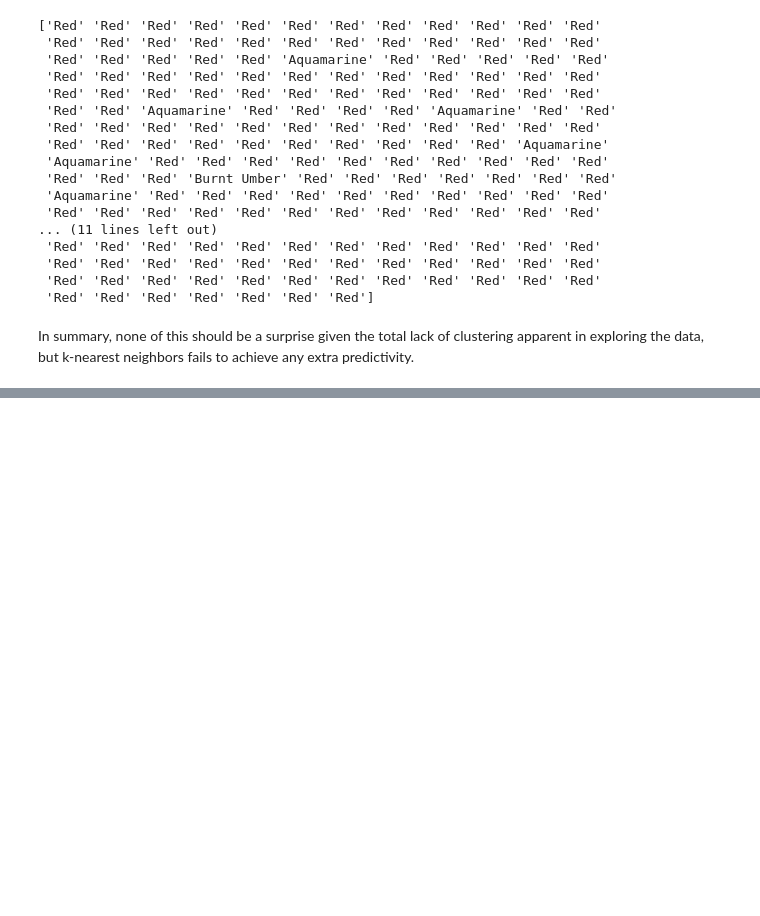
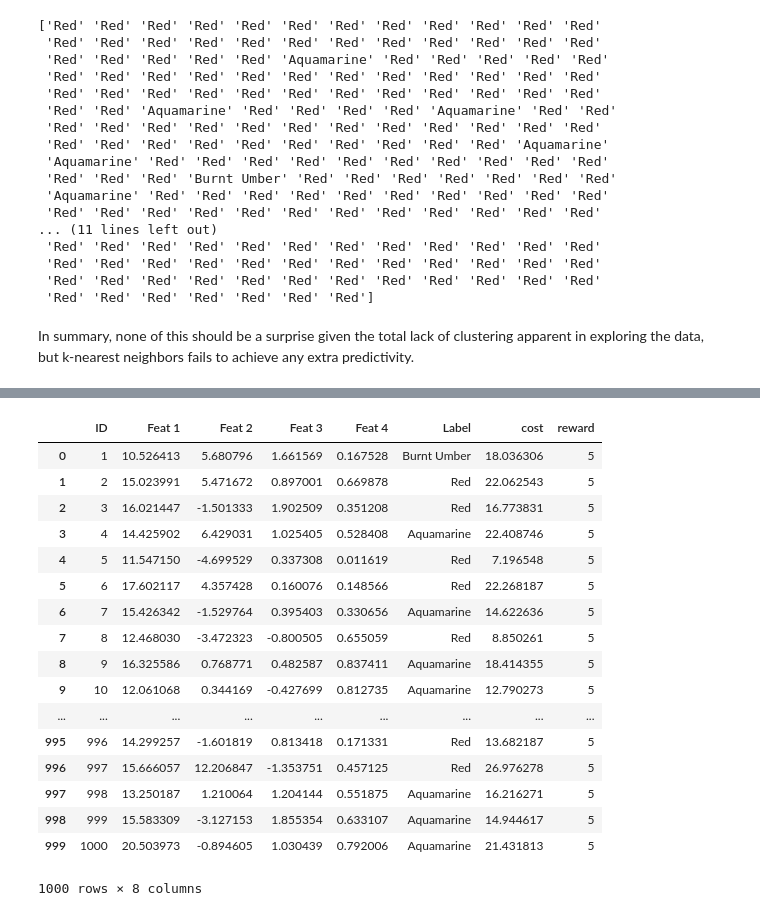
Before and after one commit to magratheazaphod/nextcaller, a Jupyter notebook: one_final.ipynb, the cells around one changed output, grey strips where cells are left out. Saved outputs shown, nothing was run; the diff lists cells and outputs as text; code cells hidden in the pictures; blank space fills up the shorter version.

```diff
--- a/one_final.ipynb
+++ b/one_final.ipynb
@@ -376,0 +427,6 @@ In summary, none of this should be a surprise given the total lack of clustering
+# %%
+data['cost'] = data['Feat 1']+data['Feat 2']+data['Feat 3']+data['Feat 4']
+# %%
+data['reward'] = 5
+data[data['Label'] == 'Aquamarine']['reward'] = 10
+data[data['Label'] == 'Burnt Umber']['reward'] = 50
@@ -376,0 +444,21 @@ In summary, none of this should be a surprise given the total lack of clustering
+# %%
+data
+# %% [output]
+|  | ID | Feat 1 | Feat 2 | Feat 3 | Feat 4 | Label | cost | reward |
+| 0 | 1 | 10.526413 | 5.680796 | 1.661569 | 0.167528 | Burnt Umber | 18.036306 | 5 |
+| 1 | 2 | 15.023991 | 5.471672 | 0.897001 | 0.669878 | Red | 22.062543 | 5 |
+| 2 | 3 | 16.021447 | -1.501333 | 1.902509 | 0.351208 | Red | 16.773831 | 5 |
+| 3 | 4 | 14.425902 | 6.429031 | 1.025405 | 0.528408 | Aquamarine | 22.408746 | 5 |
+| 4 | 5 | 11.547150 | -4.699529 | 0.337308 | 0.011619 | Red | 7.196548 | 5 |
+| 5 | 6 | 17.602117 | 4.357428 | 0.160076 | 0.148566 | Red | 22.268187 | 5 |
+| 6 | 7 | 15.426342 | -1.529764 | 0.395403 | 0.330656 | Aquamarine | 14.622636 | 5 |
+| 7 | 8 | 12.468030 | -3.472323 | -0.800505 | 0.655059 | Red | 8.850261 | 5 |
+| 8 | 9 | 16.325586 | 0.768771 | 0.482587 | 0.837411 | Aquamarine | 18.414355 | 5 |
+| 9 | 10 | 12.061068 | 0.344169 | -0.427699 | 0.812735 | Aquamarine | 12.790273 | 5 |
+| ... | ... | ... | ... | ... | ... | ... | ... | ... |
+| 995 | 996 | 14.299257 | -1.601819 | 0.813418 | 0.171331 | Red | 13.682187 | 5 |
+| 996 | 997 | 15.666057 | 12.206847 | -1.353751 | 0.457125 | Red | 26.976278 | 5 |
+| 997 | 998 | 13.250187 | 1.210064 | 1.204144 | 0.551875 | Aquamarine | 16.216271 | 5 |
+| 998 | 999 | 15.583309 | -3.127153 | 1.855354 | 0.633107 | Aquamarine | 14.944617 | 5 |
+| 999 | 1000 | 20.503973 | -0.894605 | 1.030439 | 0.792006 | Aquamarine | 21.431813 | 5 |
+1000 rows × 8 columns
```
Also changed, not shown: parts of 15 cells of this notebook, 2 other files.
